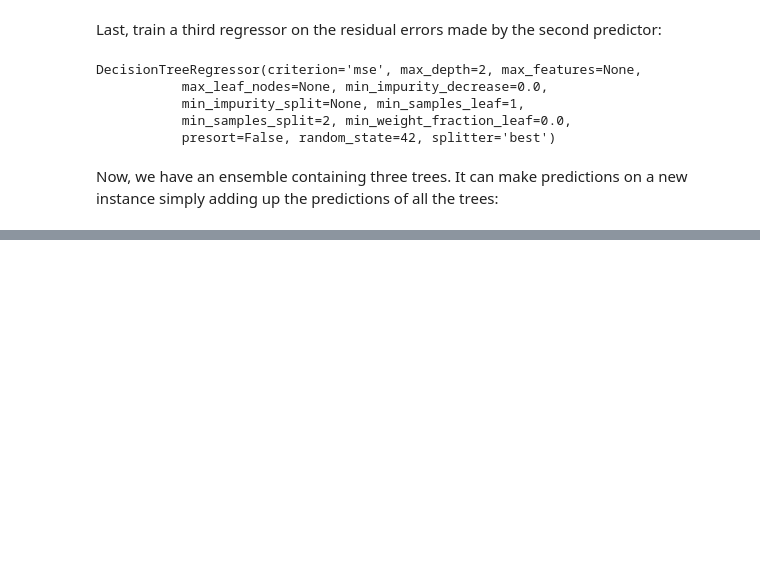
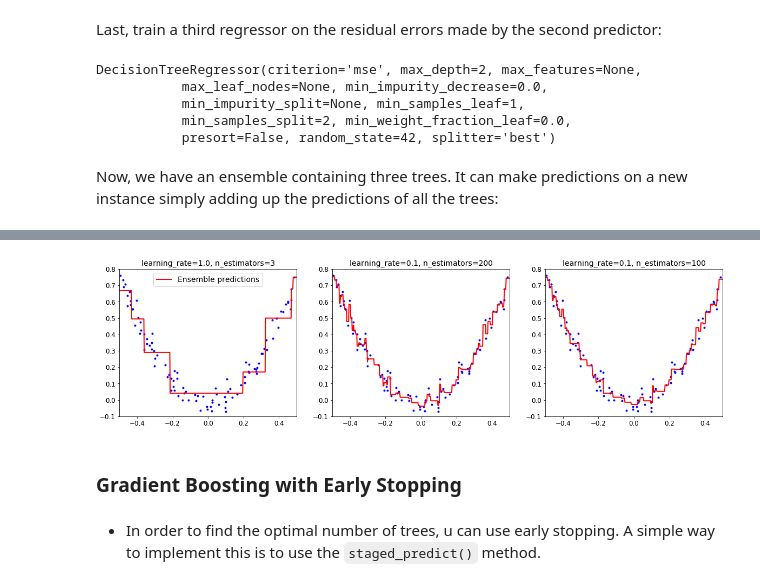
Before and after one commit to libingallin/Handson_ML, a Jupyter notebook: ch7_ensemble_learning_and_rf.ipynb, the cells around one changed output, grey strips where cells are left out. Drawn from its saved outputs; the diff is of its cells as text; code cells hidden in the pictures; blank space fills up the shorter version.

```diff
--- a/ch7_ensemble_learning_and_rf.ipynb
+++ b/ch7_ensemble_learning_and_rf.ipynb
@@ -651,0 +702,4 @@ plt.show()
+# %%
+gbrt_slow_2 = GradientBoostingRegressor(max_depth=2, n_estimators=100,
+                                      learning_rate=0.1, random_state=42)
+gbrt_slow_2.fit(X, y)
@@ -651,0 +714,23 @@ plt.show()
+# %%
+plt.figure(figsize=(20, 5))
+
+plt.subplot(131)
+plot_predictions([gbrt], X, y, axes=[-0.5, 0.5, -0.1, 0.8],
+                 label="Ensemble predictions")
+plt.title("learning_rate={}, n_estimators={}".format(gbrt.learning_rate, gbrt.n_estimators), fontsize=14)
+
+plt.subplot(132)
+plot_predictions([gbrt_slow], X, y, axes=[-0.5, 0.5, -0.1, 0.8])
+plt.title("learning_rate={}, n_estimators={}".format(gbrt_slow.learning_rate, gbrt_slow.n_estimators), fontsize=14)
+
+plt.subplot(133)
+plot_predictions([gbrt_slow_2], X, y, axes=[-0.5, 0.5, -0.1, 0.8])
+plt.title("learning_rate={}, n_estimators={}".format(gbrt_slow_2.learning_rate, gbrt_slow_2.n_estimators), fontsize=14)
+
+plt.show()
+# %% [output]
+[figure, added]
+# %% [markdown]
+### Gradient Boosting with Early Stopping
+# %% [markdown]
++ In order to find the optimal number of trees, u can use early stopping. A simple way to implement this is to use the `staged_predict()` method.
```
Also changed, not shown: parts of 33 cells of this notebook.
